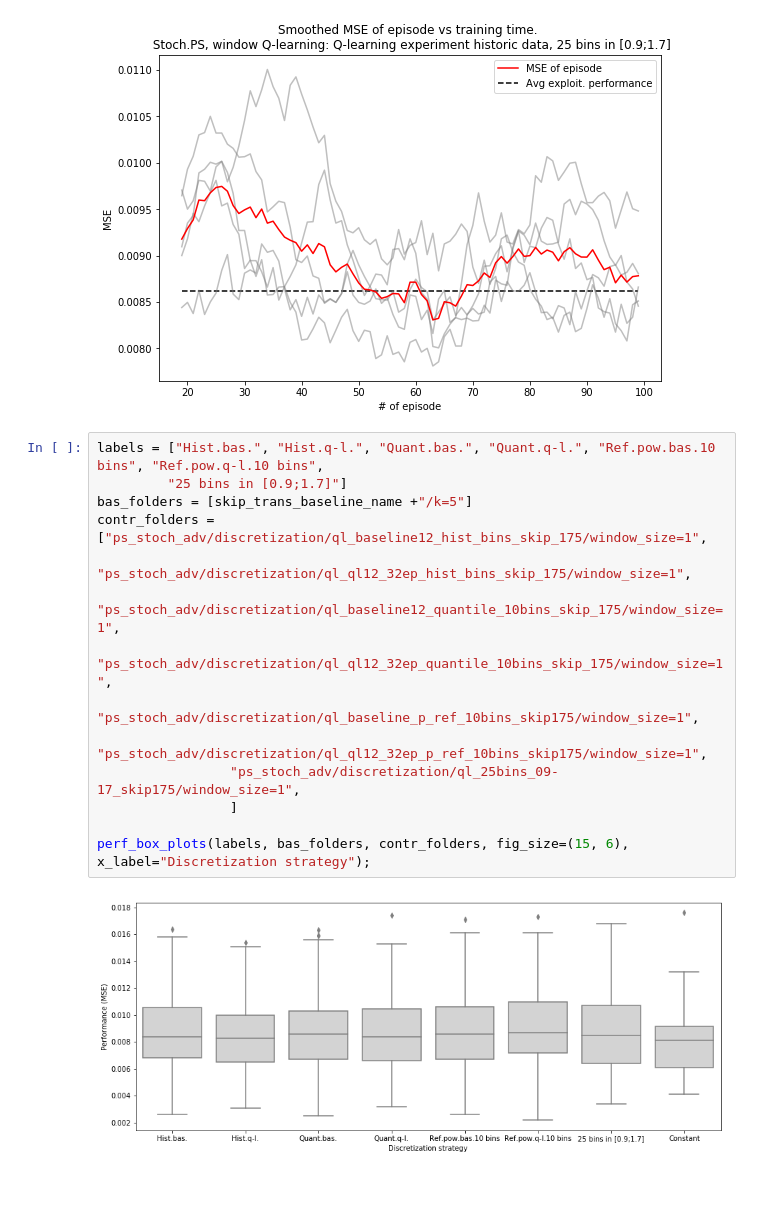
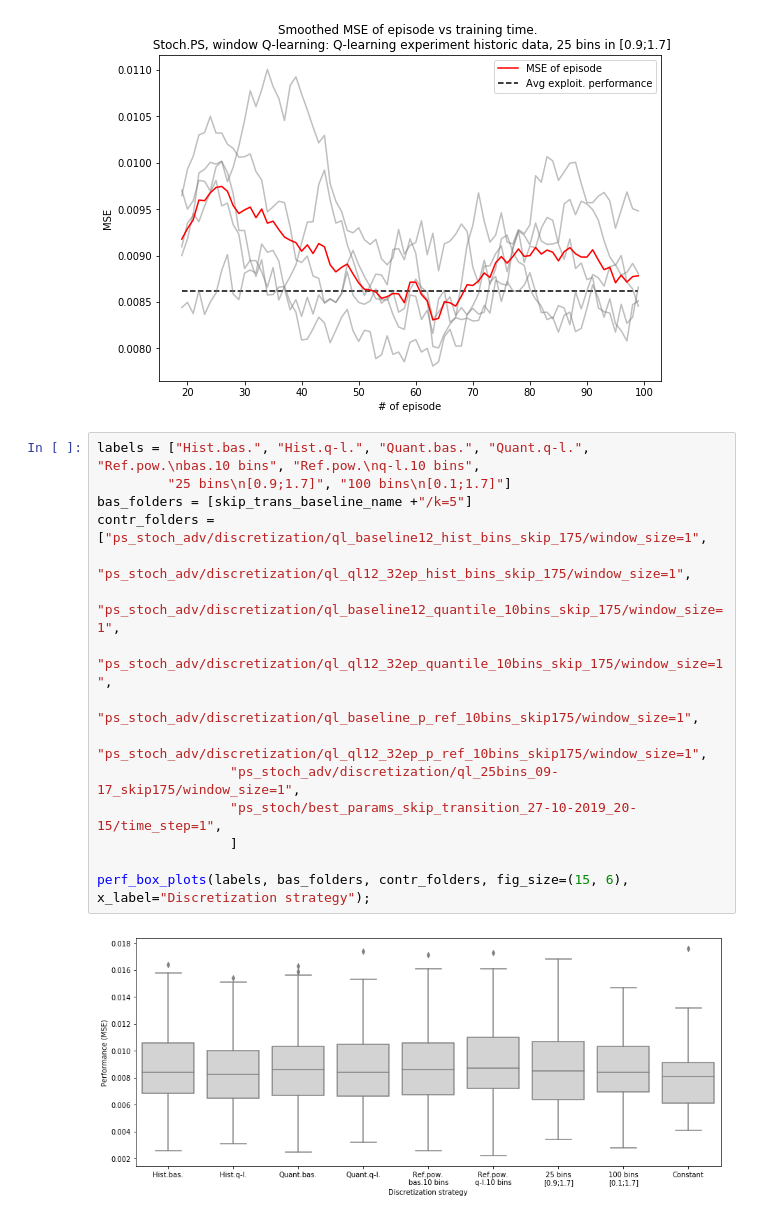
Before and after one commit to OlehLuk/rl-power-control, a Jupyter notebook: experiments/results/ps_stoch_discretization.ipynb, the cells around one changed output. Cells and saved outputs as stored; diff of their text form; blank space fills up the shorter version.

Commit message:
Added skip.trans.exp.summary visualizations

```diff
--- a/experiments/results/ps_stoch_discretization.ipynb
+++ b/experiments/results/ps_stoch_discretization.ipynb
@@ -446,18 +446,19 @@ Average exploitation performance of each agent:
 [0.00831  0.008932 0.0086   0.008704 0.00856 ]
 [figure]
 # %%
-labels = ["Hist.bas.", "Hist.q-l.", "Quant.bas.", "Quant.q-l.", "Ref.pow.bas.10 bins", "Ref.pow.q-l.10 bins",
-         "25 bins in [0.9;1.7]"]
+labels = ["Hist.bas.", "Hist.q-l.", "Quant.bas.", "Quant.q-l.", "Ref.pow.\nbas.10 bins", "Ref.pow.\nq-l.10 bins",
+         "25 bins\n[0.9;1.7]", "100 bins\n[0.1;1.7]"]
 bas_folders = [skip_trans_baseline_name +"/k=5"]
 contr_folders = ["ps_stoch_adv/discretization/ql_baseline12_hist_bins_skip_175/window_size=1",
                  "ps_stoch_adv/discretization/ql_ql12_32ep_hist_bins_skip_175/window_size=1",
                  "ps_stoch_adv/discretization/ql_baseline12_quantile_10bins_skip_175/window_size=1",
                  "ps_stoch_adv/discretization/ql_ql12_32ep_quantile_10bins_skip_175/window_size=1",
                  "ps_stoch_adv/discretization/ql_baseline_p_ref_10bins_skip175/window_size=1",
                  "ps_stoch_adv/discretization/ql_ql12_32ep_p_ref_10bins_skip175/window_size=1",
                  "ps_stoch_adv/discretization/ql_25bins_09-17_skip175/window_size=1",
+                 "ps_stoch/best_params_skip_transition_27-10-2019_20-15/time_step=1",
                  ]
 
 perf_box_plots(labels, bas_folders, contr_folders, fig_size=(15, 6), x_label="Discretization strategy");
 # %% [output]
-[figure, old version]
+[figure, new version]
```
Also changed, not shown: parts of 1 cell of this notebook.
